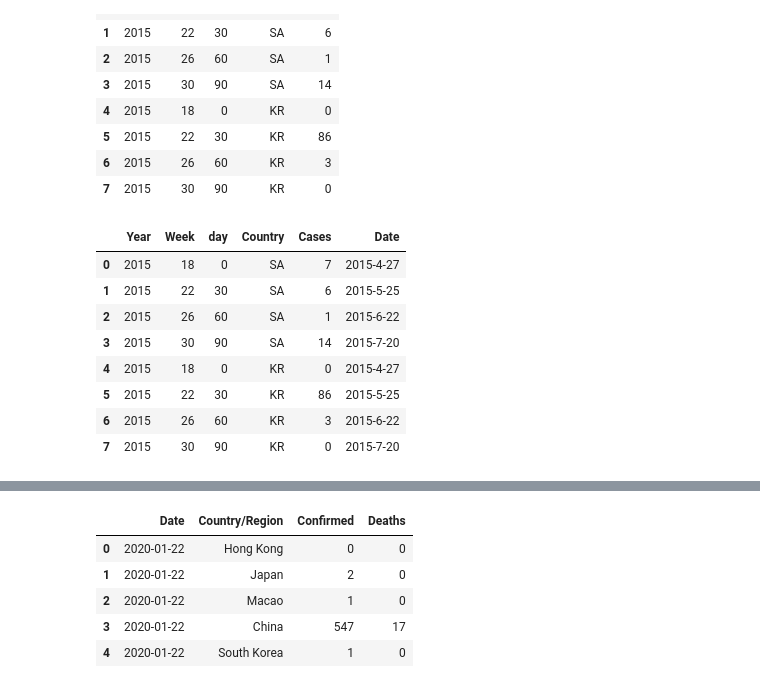
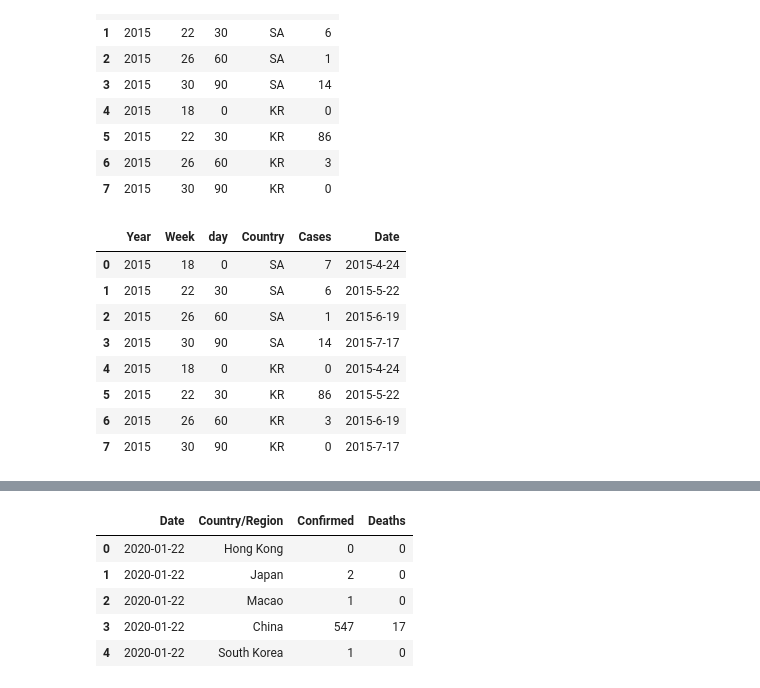
Before and after one commit to ccchiang92/D3-Visaulization, a Jupyter notebook: data_cleaning_scripts/oil_cleaning.ipynb, the cells around one changed output, grey strips where cells are left out. Cells and saved outputs as stored; diff of their text form; code cells hidden in the pictures.

```diff
--- a/data_cleaning_scripts/oil_cleaning.ipynb
+++ b/data_cleaning_scripts/oil_cleaning.ipynb
@@ -93,29 +93,28 @@ mers_df
 # %%
 #Separate Year, Week, Day columns need to be translated to datetime
 #From https://www.epochconverter.com/weeks/2015:
 #week 18=2015-04-27, week 22=2015-05-25, week 26=2015-06-22, week 30=2015-07-20
 Date = []
 for row in range(len(mers_df)):
     week_number = mers_df.iloc[row]['Week']
     if week_number == 18:
-        Date.append("2015-4-27")
+        Date.append("2015-4-24")
     elif week_number == 22:
-        Date.append("2015-5-25")
+        Date.append("2015-5-22")
     elif week_number == 26:
-        Date.append("2015-6-22")
+        Date.append("2015-6-19")
     else:
-        Date.append("2015-7-20")
+        Date.append("2015-7-17")
 
 mers_df["Date"] = Date
 mers_df
-#print(Date)
 # %% [output]
 |  | Year | Week | day | Country | Cases | Date |
-| 0 | 2015 | 18 | 0 | SA | 7 | 2015-4-27 |
-| 1 | 2015 | 22 | 30 | SA | 6 | 2015-5-25 |
-| 2 | 2015 | 26 | 60 | SA | 1 | 2015-6-22 |
-| 3 | 2015 | 30 | 90 | SA | 14 | 2015-7-20 |
-| 4 | 2015 | 18 | 0 | KR | 0 | 2015-4-27 |
-| 5 | 2015 | 22 | 30 | KR | 86 | 2015-5-25 |
-| 6 | 2015 | 26 | 60 | KR | 3 | 2015-6-22 |
-| 7 | 2015 | 30 | 90 | KR | 0 | 2015-7-20 |
+| 0 | 2015 | 18 | 0 | SA | 7 | 2015-4-24 |
+| 1 | 2015 | 22 | 30 | SA | 6 | 2015-5-22 |
+| 2 | 2015 | 26 | 60 | SA | 1 | 2015-6-19 |
+| 3 | 2015 | 30 | 90 | SA | 14 | 2015-7-17 |
+| 4 | 2015 | 18 | 0 | KR | 0 | 2015-4-24 |
+| 5 | 2015 | 22 | 30 | KR | 86 | 2015-5-22 |
+| 6 | 2015 | 26 | 60 | KR | 3 | 2015-6-19 |
+| 7 | 2015 | 30 | 90 | KR | 0 | 2015-7-17 |
```
Also changed, not shown: parts of 7 cells of this notebook.
